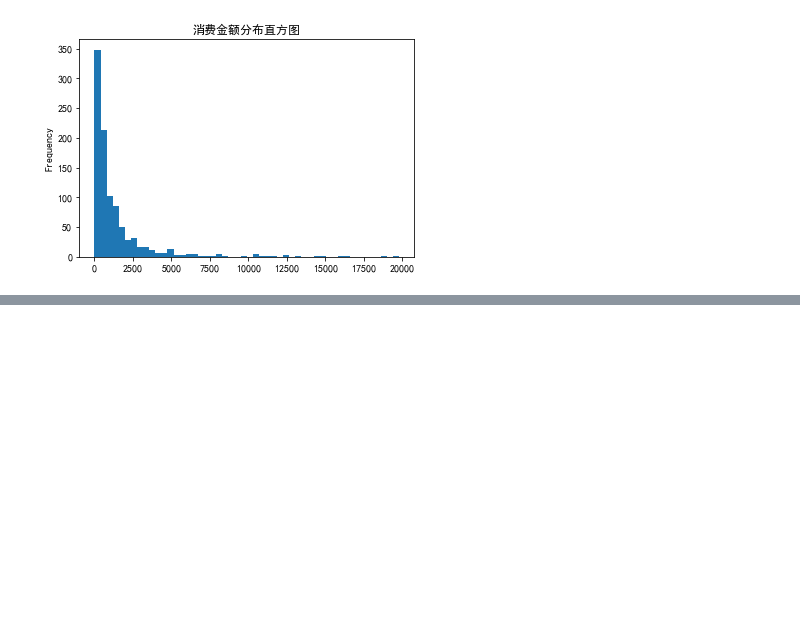
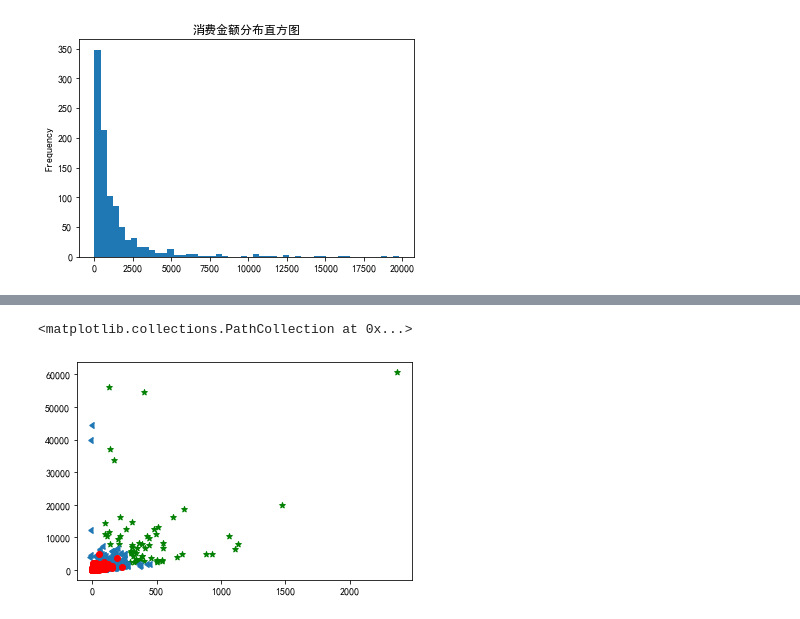
Before and after one commit to LMFrank/ml_project, a Jupyter notebook: GeekTime/course01/ch04/聚类-根据RFM值为用户分组画像.ipynb, the cells around one changed output, grey strips where cells are left out. Cells and saved outputs as stored; diff of their text form; code cells hidden in the pictures; blank space fills up the shorter version.

```diff
--- a/GeekTime/course01/ch04/聚类-根据RFM值为用户分组画像.ipynb
+++ b/GeekTime/course01/ch04/聚类-根据RFM值为用户分组画像.ipynb
@@ -155,0 +270,4 @@ df_user.query('M值 < 20000')['M值'].plot(kind='hist', bins=50, title='消费
+# %%
+df_user['M值层级'] = kmeans_M.predict(df_user[['M值']]) #通过聚类模型求出M值的层级
+df_user = order_cluster('M值层级', 'M值',df_user,True) #调用簇排序函数
+df_user.groupby('M值层级')['M值'].describe() #M值层级分组统计信息
@@ -155,0 +281,3 @@ df_user.query('M值 < 20000')['M值'].plot(kind='hist', bins=50, title='消费
+# %%
+df_user = df_user.sort_values(by='用户码',ascending=True).reset_index(drop=True) #根据用户码排序
+df_user.head() #显示头几行数据
@@ -155,0 +293,8 @@ df_user.query('M值 < 20000')['M值'].plot(kind='hist', bins=50, title='消费
+# %%
+df_user['总分'] = df_user['R值层级'] + df_user['F值层级'] + df_user['M值层级']  # 求出每个用户RFM总分
+# %%
+# 在 df_user 对象中添加总体价值这个字段
+df_user.loc[(df_user['总分']<=2) & (df_user['总分']>=0), '总体价值'] = '低价值'
+df_user.loc[(df_user['总分']<=4) & (df_user['总分']>=3), '总体价值'] = '中价值'
+df_user.loc[(df_user['总分']<=8) & (df_user['总分']>=5), '总体价值'] = '高价值'
+df_user
@@ -155,0 +315,11 @@ df_user.query('M值 < 20000')['M值'].plot(kind='hist', bins=50, title='消费
+# %%
+# 显示高、中、低价值组分布散点图（F值与M值）
+plt.scatter(df_user.query("总体价值 == '高价值'")['F值'],
+            df_user.query("总体价值 == '高价值'")['M值'], c='g', marker='*')
+plt.scatter(df_user.query("总体价值 == '中价值'")['F值'],
+                   df_user.query("总体价值 == '中价值'")['M值'], marker=8)
+plt.scatter(df_user.query("总体价值 == '低价值'")['F值'],
+                   df_user.query("总体价值 == '低价值'")['M值'], c='r')
+# %% [output]
+<matplotlib.collections.PathCollection at 0x...>
+[figure, added]
```
Also changed, not shown: parts of 21 cells of this notebook.
